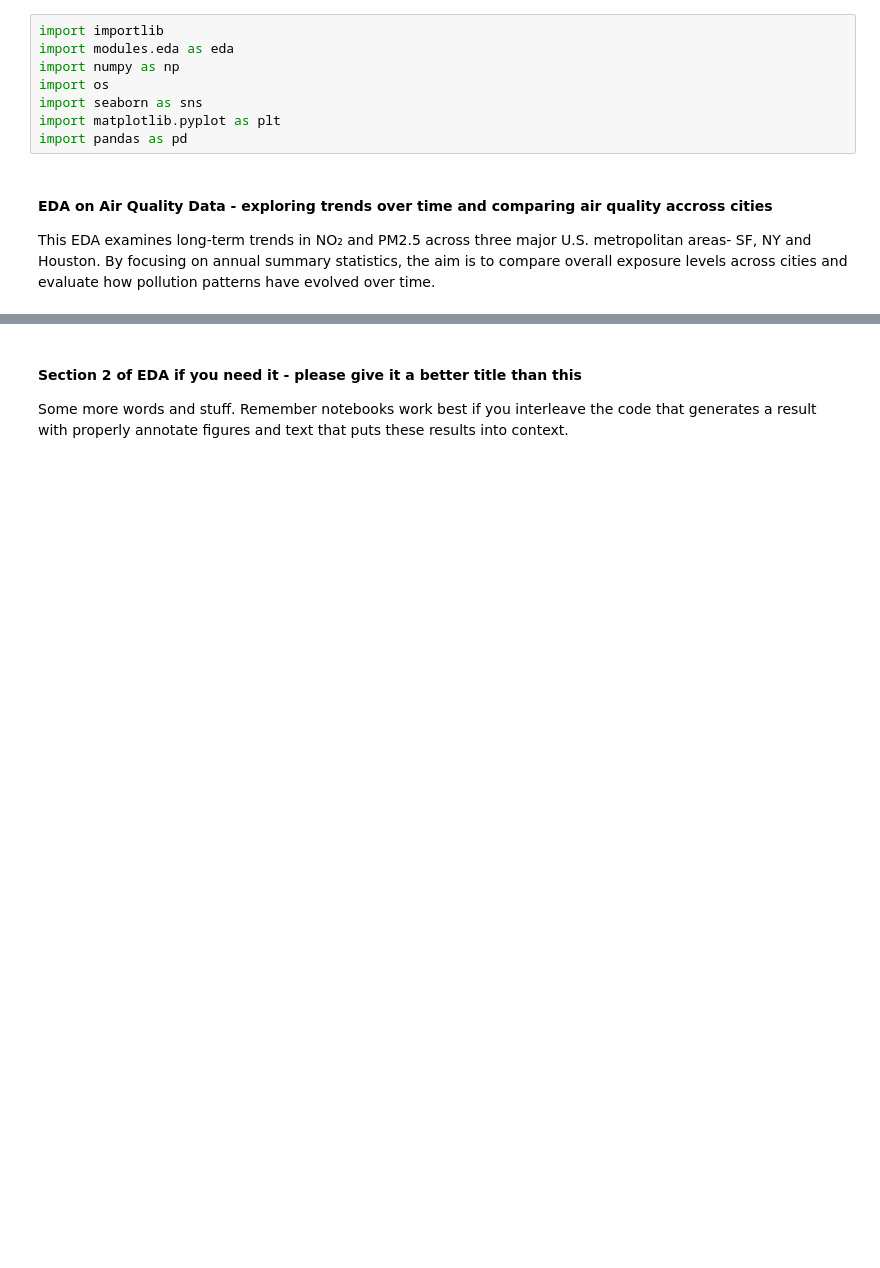
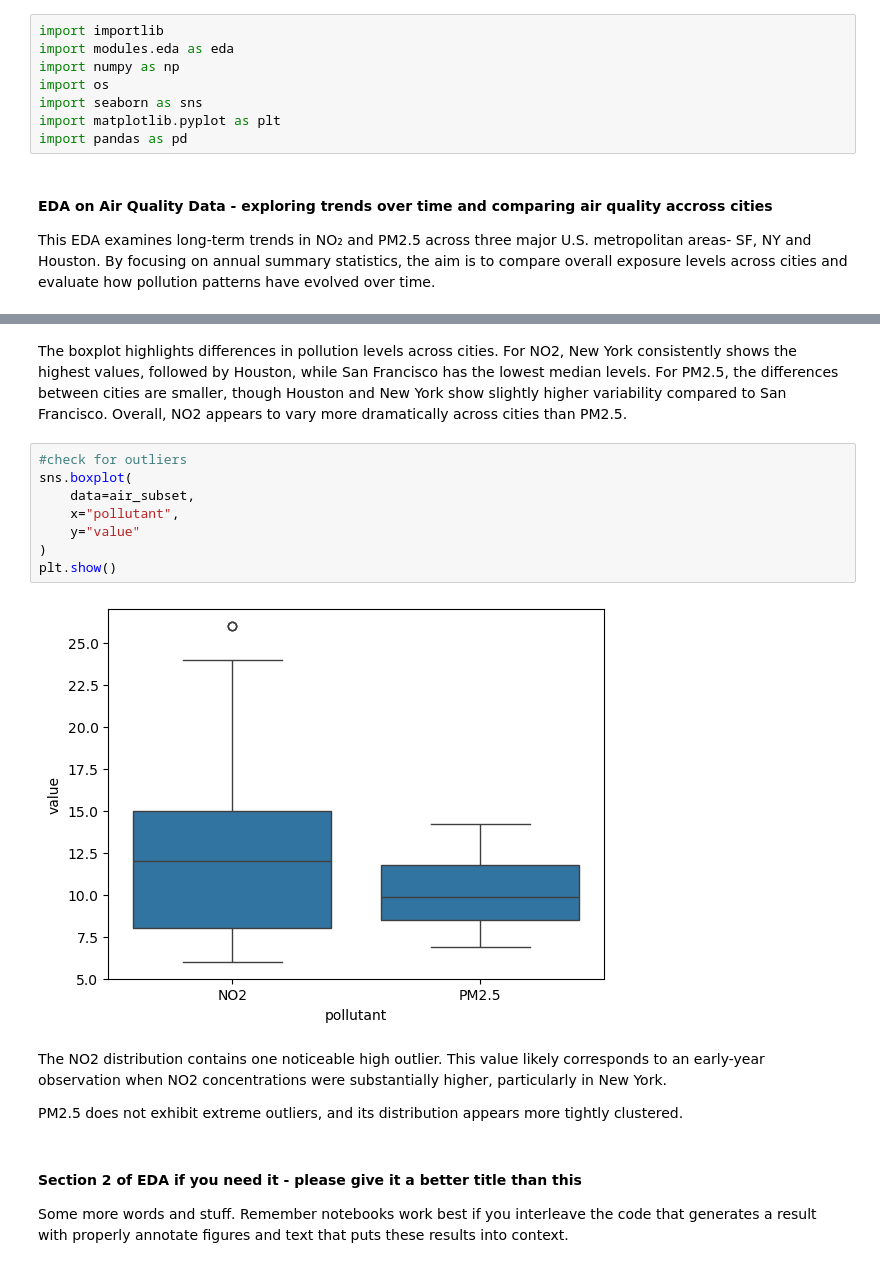
Before and after one commit to COGS108/Group026_WI26, a Jupyter notebook: 02-EDACheckpoint.ipynb, the cells around one changed output, grey strips where cells are left out. Cells and saved outputs as stored; diff of their text form; blank space fills up the shorter version.

```diff
--- a/02-EDACheckpoint.ipynb
+++ b/02-EDACheckpoint.ipynb
@@ -739,3 +1279,19 @@ FileNotFoundError: [Errno 2] No such file or directory: 'data/01-interim/air_qua
+# %% [markdown]
+The boxplot highlights differences in pollution levels across cities. For NO2, New York consistently shows the highest values, followed by Houston, while San Francisco has the lowest median levels. For PM2.5, the differences between cities are smaller, though Houston and New York show slightly higher variability compared to San Francisco. Overall, NO2 appears to vary more dramatically across cities than PM2.5.
+# %%
+#check for outliers
+sns.boxplot(
+    data=air_subset,
+    x="pollutant",
+    y="value"
+)
+plt.show()
+# %% [output]
+[figure, added]
+# %% [markdown]
+The NO2 distribution contains one noticeable high outlier. This value likely corresponds to an early-year observation when NO2 concentrations were substantially higher, particularly in New York.
+
+PM2.5 does not exhibit extreme outliers, and its distribution appears more tightly clustered.
 # %% [markdown]
 #### Section 2 of EDA if you need it  - please give it a better title than this
 
```
Also changed, not shown: parts of 49 cells of this notebook, 1 other file.
